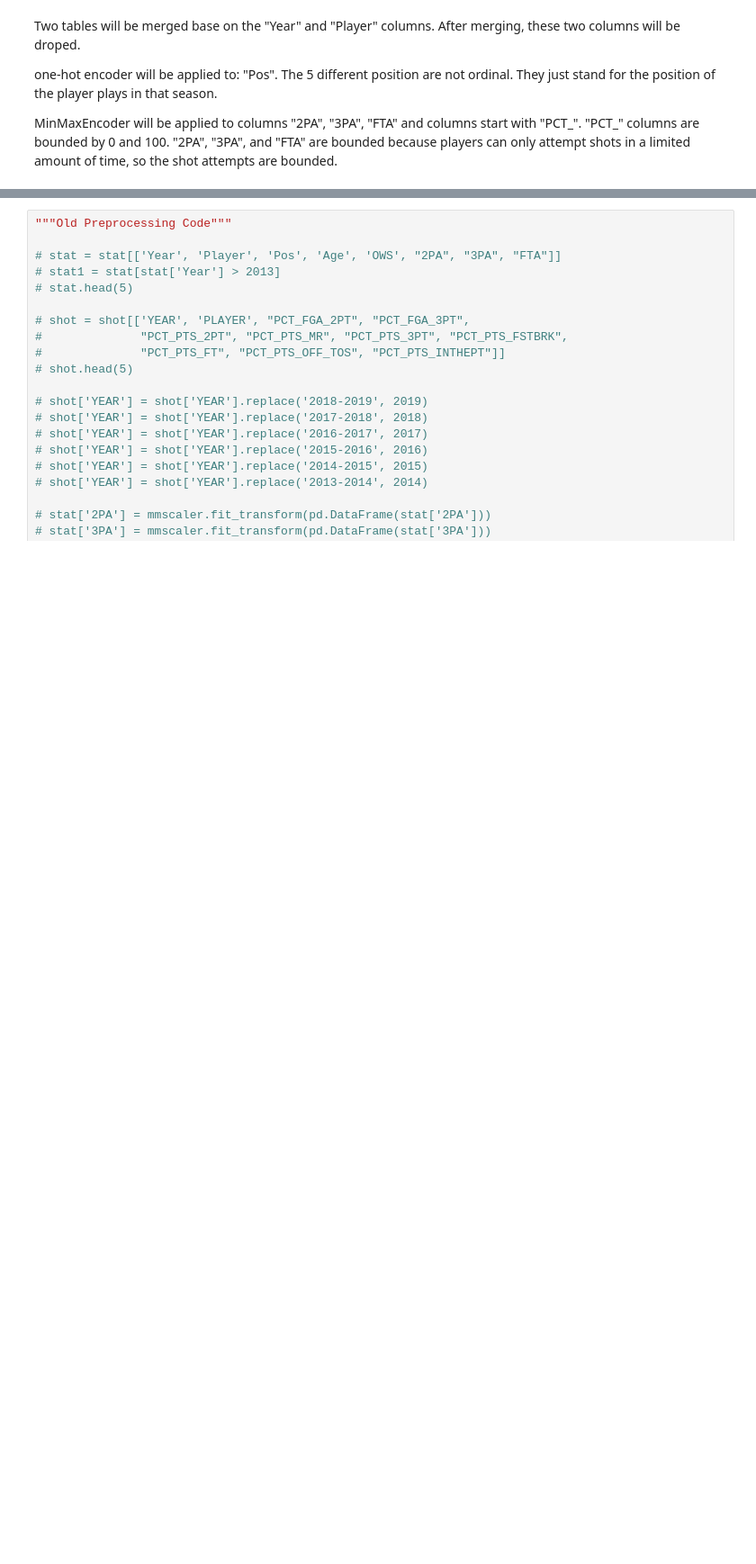
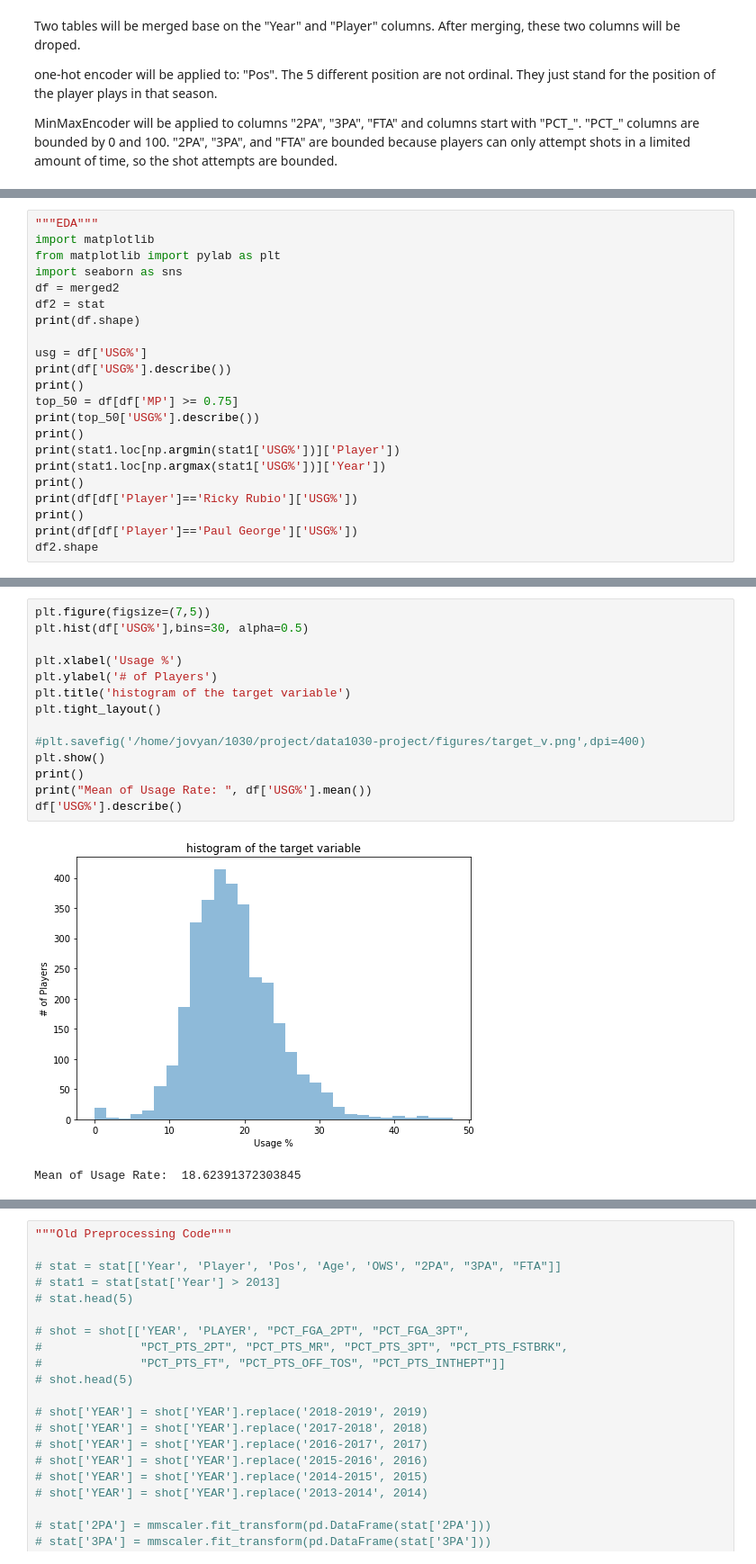
Before and after one commit to Melo96/data1030-project, a Jupyter notebook: src/sorce code.ipynb, the cells around one changed output, grey strips where cells are left out. Shown at 90% size. Saved outputs shown, nothing was run; the diff lists cells and outputs as text; blank space fills up the shorter version.

```diff
--- a/src/sorce code.ipynb
+++ b/src/sorce code.ipynb
@@ -151,0 +176,22 @@ pd.read_csv('NBA_preprocessed.csv').head(5)
+# %%
+"""EDA"""
+import matplotlib
+from matplotlib import pylab as plt
+import seaborn as sns
+df = merged2
+df2 = stat
+print(df.shape)
+
+usg = df['USG%']
+print(df['USG%'].describe())
+print()
+top_50 = df[df['MP'] >= 0.75]
+print(top_50['USG%'].describe())
+print()
+print(stat1.loc[np.argmin(stat1['USG%'])]['Player'])
+print(stat1.loc[np.argmax(stat1['USG%'])]['Year'])
+print()
+print(df[df['Player']=='Ricky Rubio']['USG%'])
+print()
+print(df[df['Player']=='Paul George']['USG%'])
+df2.shape
@@ -151,0 +227,17 @@ pd.read_csv('NBA_preprocessed.csv').head(5)
+# %%
+plt.figure(figsize=(7,5))
+plt.hist(df['USG%'],bins=30, alpha=0.5)
+
+plt.xlabel('Usage %')
+plt.ylabel('# of Players')
+plt.title('histogram of the target variable')
+plt.tight_layout()
+
+#plt.savefig('/home/jovyan/1030/project/data1030-project/figures/target_v.png',dpi=400)
+plt.show()
+print()
+print("Mean of Usage Rate: ", df['USG%'].mean())
+df['USG%'].describe()
+# %% [output]
+[figure, added]
+Mean of Usage Rate:  18.62391372303845
```
Also changed, not shown: parts of 17 cells of this notebook, 16 other files.
